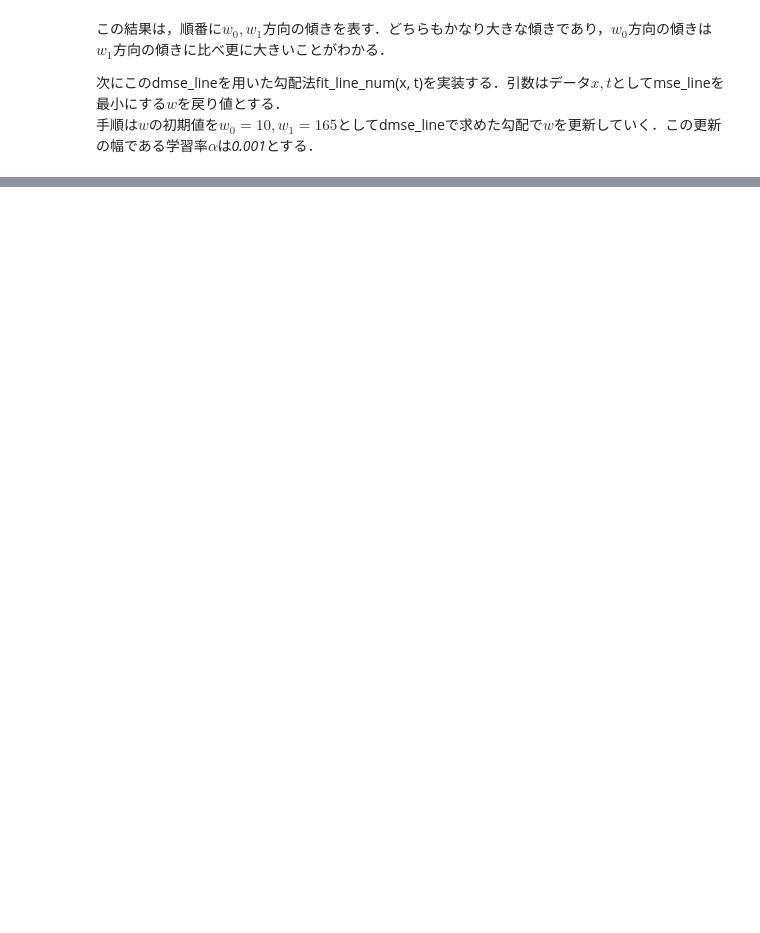
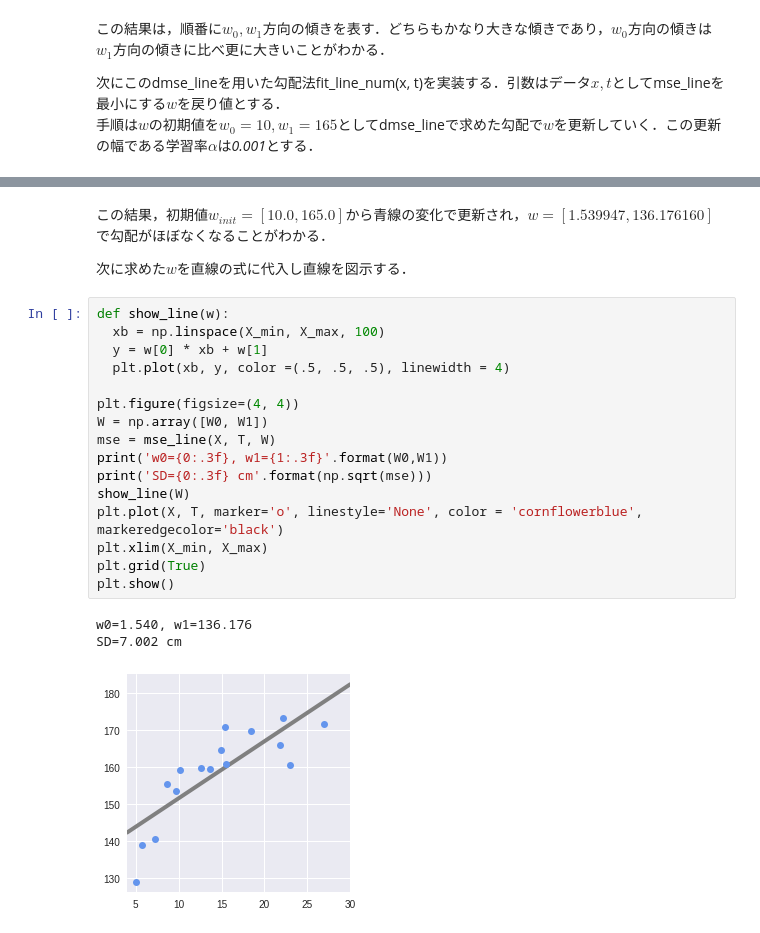
Before and after one commit to wf-yamaday/machine-learning, a Jupyter notebook: 機械学習の教科書/section5_1.ipynb, the cells around one changed output, grey strips where cells are left out. Saved outputs shown, nothing was run; the diff lists cells and outputs as text; blank space fills up the shorter version.

```diff
--- a/機械学習の教科書/section5_1.ipynb
+++ b/機械学習の教科書/section5_1.ipynb
@@ -180,0 +212,24 @@ def fit_line_num(x, t):
+# %% [markdown]
+この結果，初期値$w_{init}=[10.0, 165.0]$から青線の変化で更新され，$w=[1.539947, 136.176160]$で勾配がほぼなくなることがわかる．
+
+次に求めた$w$を直線の式に代入し直線を図示する．
+# %%
+def show_line(w):
+  xb = np.linspace(X_min, X_max, 100)
+  y = w[0] * xb + w[1]
+  plt.plot(xb, y, color =(.5, .5, .5), linewidth = 4)
+
+plt.figure(figsize=(4, 4))
+W = np.array([W0, W1])
+mse = mse_line(X, T, W)
+print('w0={0:.3f}, w1={1:.3f}'.format(W0,W1))
+print('SD={0:.3f} cm'.format(np.sqrt(mse)))
+show_line(W)
+plt.plot(X, T, marker='o', linestyle='None', color = 'cornflowerblue', markeredgecolor='black')
+plt.xlim(X_min, X_max)
+plt.grid(True)
+plt.show()
+# %% [output]
+w0=1.540, w1=136.176
+SD=7.002 cm
+[figure, added]
```
Also changed, not shown: parts of 4 cells of this notebook.
